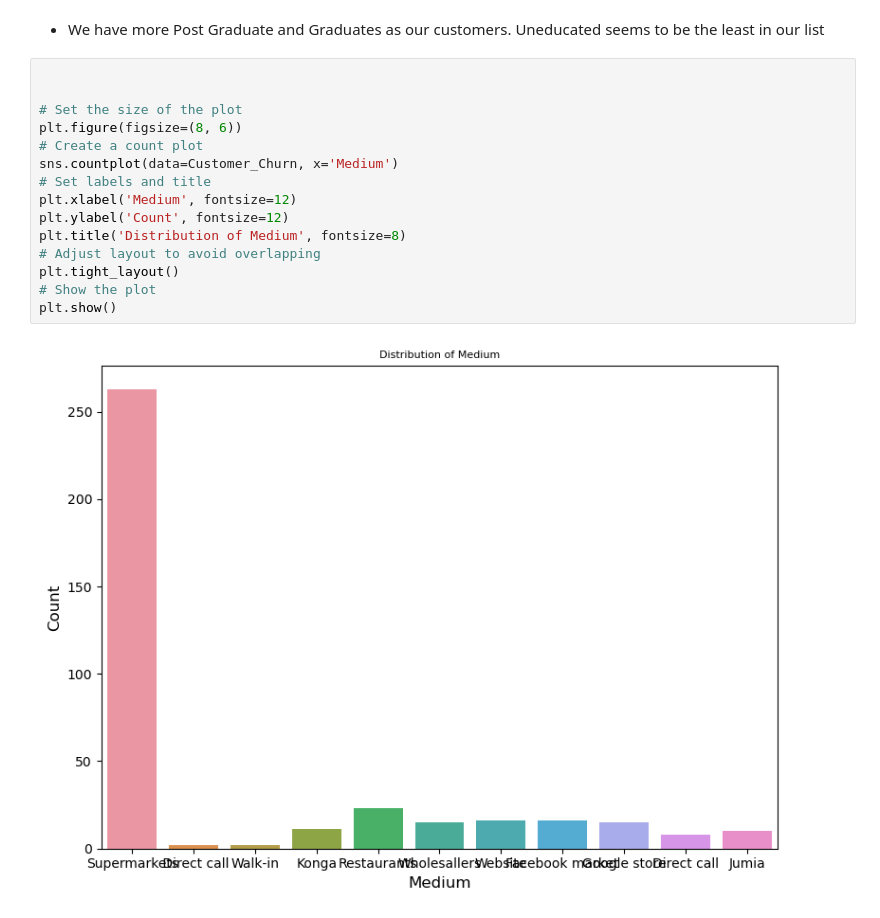
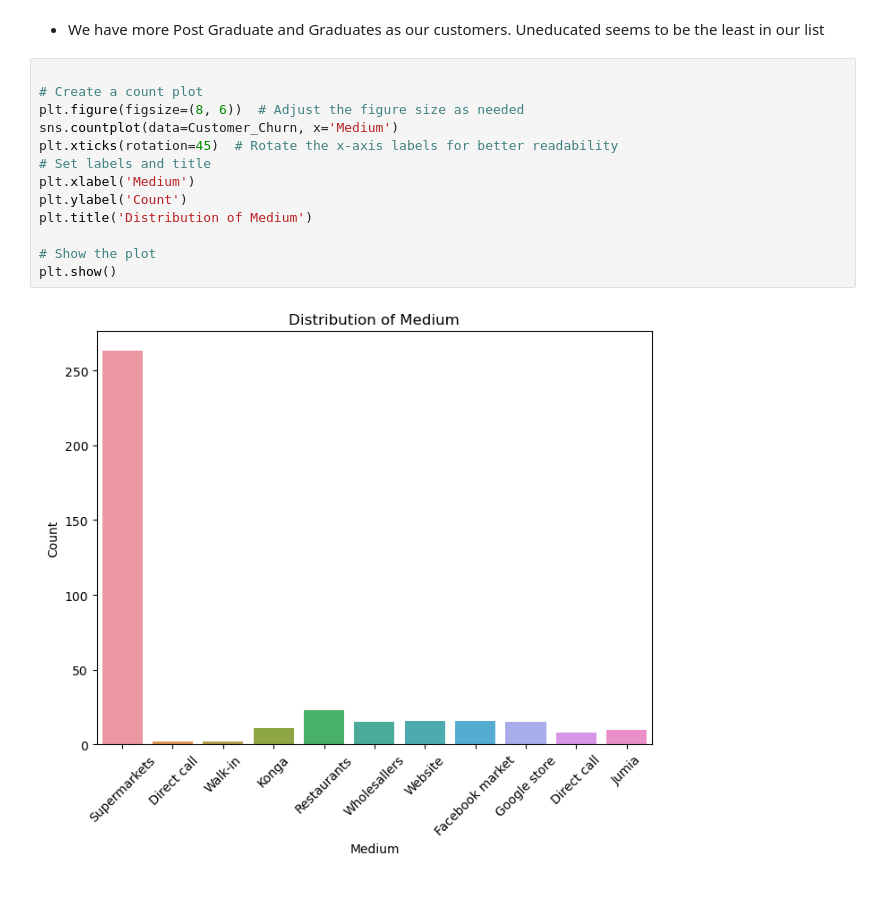
Before and after one commit to UbaChinelo/Customer-churn-prediction-for-Tshally-Foods, a Jupyter notebook: Customer_Churn_Prediction_Tshally_Foods.ipynb, the cells around one changed output. Cells and saved outputs as stored; diff of their text form.

```diff
--- a/Customer_Churn_Prediction_Tshally_Foods.ipynb
+++ b/Customer_Churn_Prediction_Tshally_Foods.ipynb
@@ -361,18 +361,16 @@ plt.show()
 - We have more Post Graduate and Graduates as our customers. Uneducated seems to be the least in our list
 # %%
 
+# Create a count plot
+plt.figure(figsize=(8, 6))  # Adjust the figure size as needed
+sns.countplot(data=Customer_Churn, x='Medium')
+plt.xticks(rotation=45)  # Rotate the x-axis labels for better readability
+# Set labels and title
+plt.xlabel('Medium')
+plt.ylabel('Count')
+plt.title('Distribution of Medium')
 
-# Set the size of the plot
-plt.figure(figsize=(8, 6))
-# Create a count plot
-sns.countplot(data=Customer_Churn, x='Medium')
-# Set labels and title
-plt.xlabel('Medium', fontsize=12)
-plt.ylabel('Count', fontsize=12)
-plt.title('Distribution of Medium', fontsize=8)
-# Adjust layout to avoid overlapping
-plt.tight_layout()
 # Show the plot
 plt.show()
 # %% [output]
-[figure, old version]
+[figure, new version]
```
Also changed, not shown: parts of 3 cells of this notebook.
